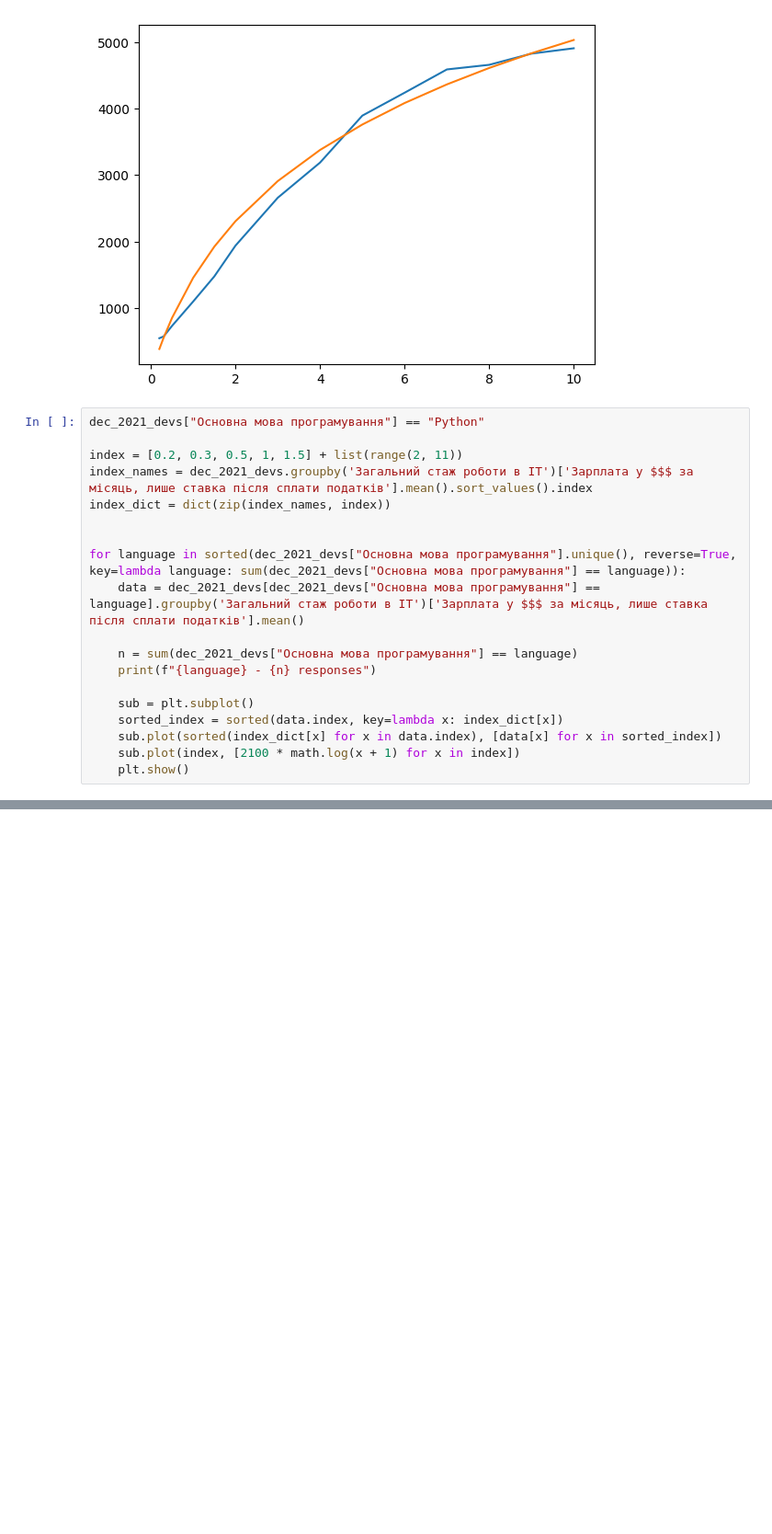
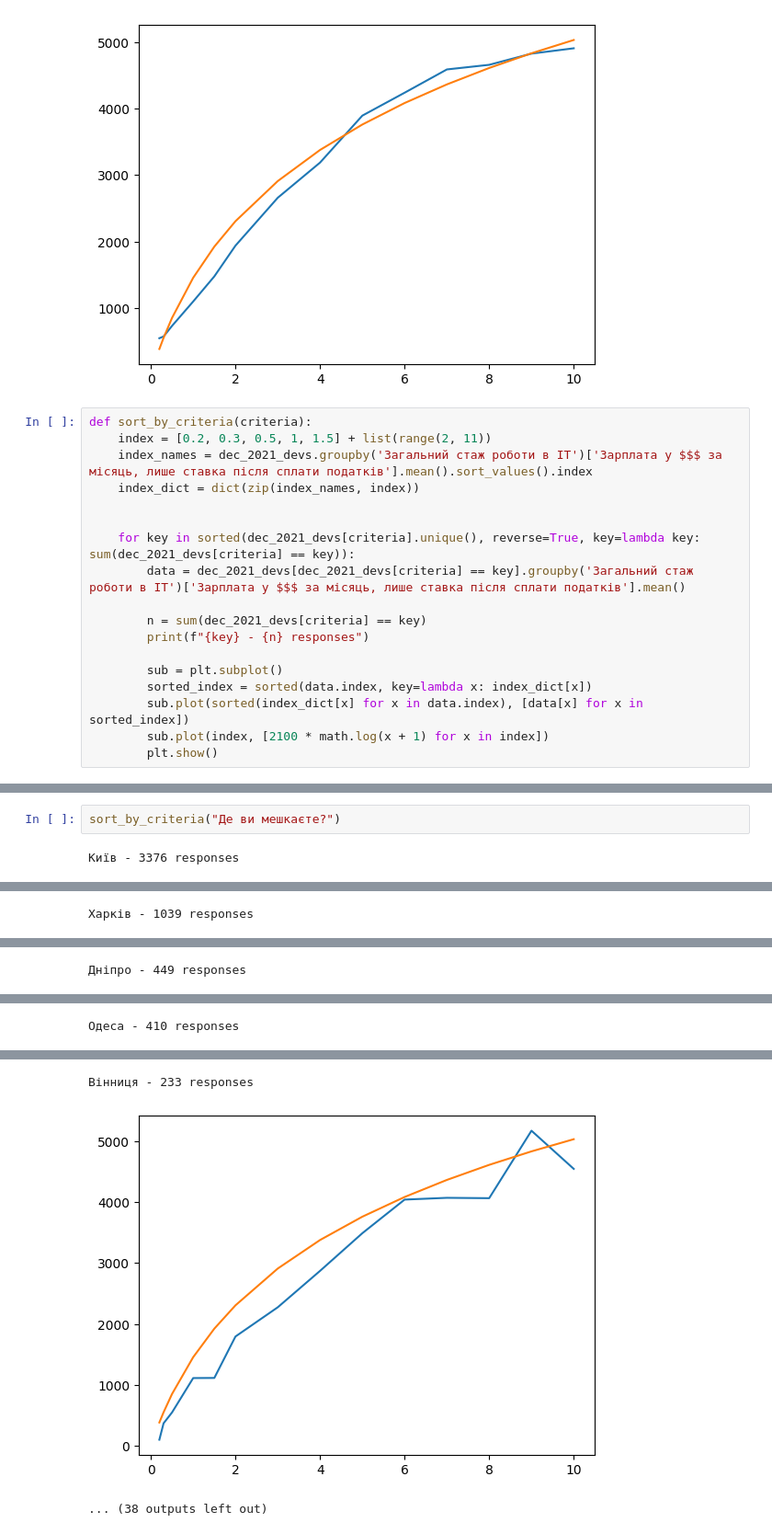
Before and after one commit to rizerphe-student/dev_datasets_analysis_project, a Jupyter notebook: notebook.ipynb, the cells around one changed output, grey strips where cells are left out. Shown at 92% size. Saved outputs shown, nothing was run; the diff lists cells and outputs as text; blank space fills up the shorter version.

Commit message:
Abstracted away criteria sorting

```diff
--- a/notebook.ipynb
+++ b/notebook.ipynb
@@ -143,21 +90,20 @@ sub.plot(index, [2100 * math.log(x + 1) for x in index])
 [<matplotlib.lines.Line2D at 0x...>]
 [figure]
 # %%
-dec_2021_devs["Основна мова програмування"] == "Python"
-
-index = [0.2, 0.3, 0.5, 1, 1.5] + list(range(2, 11))
-index_names = dec_2021_devs.groupby('Загальний стаж роботи в ІТ')['Зарплата у $$$ за місяць, лише ставка після сплати податків'].mean().sort_values().index
-index_dict = dict(zip(index_names, index))
+def sort_by_criteria(criteria):
+    index = [0.2, 0.3, 0.5, 1, 1.5] + list(range(2, 11))
+    index_names = dec_2021_devs.groupby('Загальний стаж роботи в ІТ')['Зарплата у $$$ за місяць, лише ставка після сплати податків'].mean().sort_values().index
+    index_dict = dict(zip(index_names, index))
 
 
-for language in sorted(dec_2021_devs["Основна мова програмування"].unique(), reverse=True, key=lambda language: sum(dec_2021_devs["Основна мова програмування"] == language)):
-    data = dec_2021_devs[dec_2021_devs["Основна мова програмування"] == language].groupby('Загальний стаж роботи в ІТ')['Зарплата у $$$ за місяць, лише ставка після сплати податків'].mean()
+    for key in sorted(dec_2021_devs[criteria].unique(), reverse=True, key=lambda key: sum(dec_2021_devs[criteria] == key)):
+        data = dec_2021_devs[dec_2021_devs[criteria] == key].groupby('Загальний стаж роботи в ІТ')['Зарплата у $$$ за місяць, лише ставка після сплати податків'].mean()
 
-    n = sum(dec_2021_devs["Основна мова програмування"] == language)
-    print(f"{language} - {n} responses")
+        n = sum(dec_2021_devs[criteria] == key)
+        print(f"{key} - {n} responses")
 
-    sub = plt.subplot()
-    sorted_index = sorted(data.index, key=lambda x: index_dict[x])
-    sub.plot(sorted(index_dict[x] for x in data.index), [data[x] for x in sorted_index])
-    sub.plot(index, [2100 * math.log(x + 1) for x in index])
-    plt.show()
+        sub = plt.subplot()
+        sorted_index = sorted(data.index, key=lambda x: index_dict[x])
+        sub.plot(sorted(index_dict[x] for x in data.index), [data[x] for x in sorted_index])
+        sub.plot(index, [2100 * math.log(x + 1) for x in index])
+        plt.show()
@@ -209,0 +110,4 @@ for city in dec_2021_devs["Де ви мешкаєте?"].unique():
+# %%
+sort_by_criteria("Де ви мешкаєте?")
+# %% [output]
+Київ - 3376 responses
@@ -209,0 +117 @@ for city in dec_2021_devs["Де ви мешкаєте?"].unique():
+Харків - 1039 responses
@@ -209,0 +119 @@ for city in dec_2021_devs["Де ви мешкаєте?"].unique():
+Дніпро - 449 responses
@@ -209,0 +121 @@ for city in dec_2021_devs["Де ви мешкаєте?"].unique():
+Одеса - 410 responses
@@ -209,0 +123,3 @@ for city in dec_2021_devs["Де ви мешкаєте?"].unique():
+Вінниця - 233 responses
+[figure, added]
+... (38 outputs left out)
```
Also changed, not shown: parts of 14 cells of this notebook.
